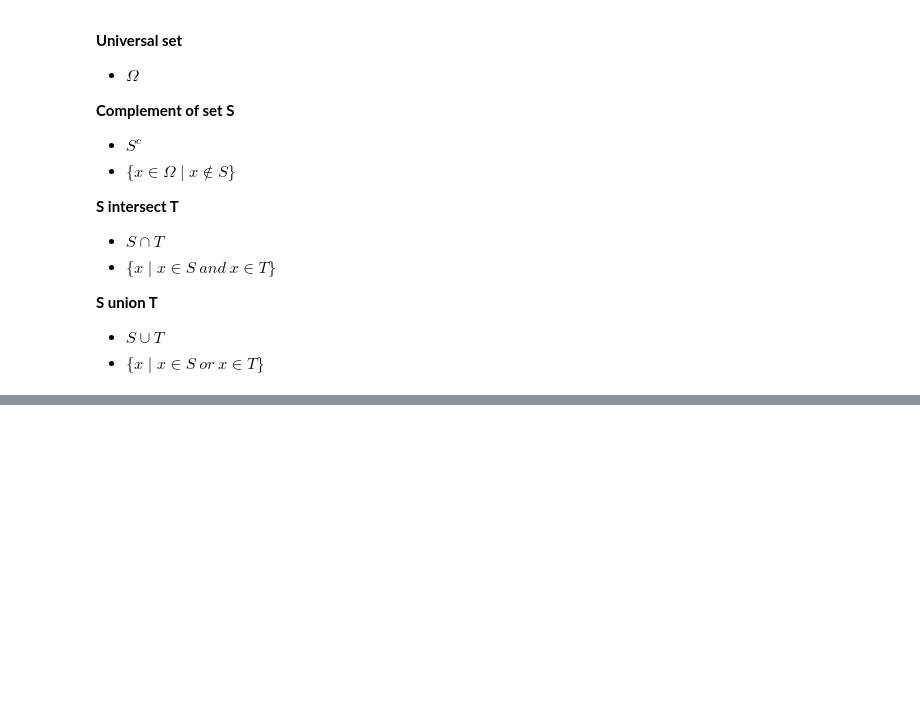
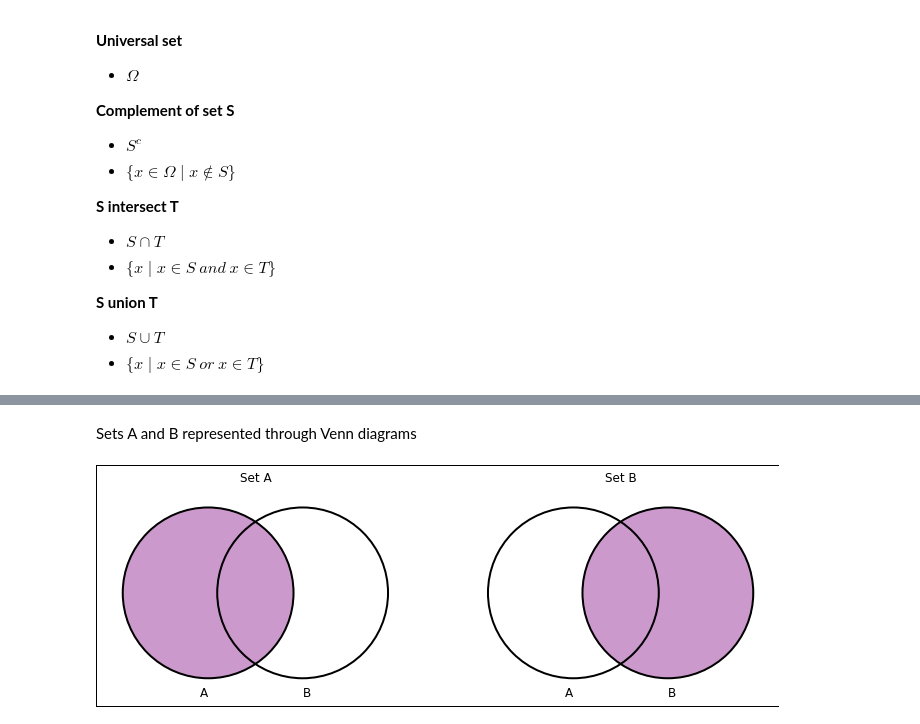
Before and after one commit to LHentges/probability, a Jupyter notebook: 0_sets.ipynb, the cells around one changed output, grey strips where cells are left out. Saved outputs shown, nothing was run; the diff lists cells and outputs as text; code cells hidden in the pictures; blank space fills up the shorter version.

Commit message:
started adding Venn diagrams for set representations

```diff
--- a/0_sets.ipynb
+++ b/0_sets.ipynb
@@ -56,0 +64,28 @@ Precursor to understanding counting methods. Generally pretty intuitive, though
+# %% [markdown]
+Sets A and B represented through Venn diagrams
+# %%
+fig, ax = plt.subplots(1,2, linewidth=2, edgecolor='black', facecolor='white', figsize=(12,4))
+
+v0 = venn2((2, 2, 1), ax=ax[0])
+c0 = venn2_circles((2, 2, 1), ax=ax[0])
+v0.get_patch_by_id('10').set_color('purple')
+v0.get_patch_by_id('11').set_color('purple')
+v0.get_patch_by_id('01').set_color('white')
+
+for idx, subset in enumerate(v0.subset_labels):
+    v0.subset_labels[idx].set_visible(False)
+ax[0].set_title('Set A')
+
+v1 = venn2((2, 2, 1), ax=ax[1])
+c1 = venn2_circles((2, 2, 1), ax=ax[1])
+v1.get_patch_by_id('10').set_color('white')
+v1.get_patch_by_id('11').set_color('purple')
+v1.get_patch_by_id('01').set_color('purple')
+
+for idx, subset in enumerate(v1.subset_labels):
+    v1.subset_labels[idx].set_visible(False)
+ax[1].set_title('Set B')
+
+plt.show()
+# %% [output]
+[figure, added]
```
Also changed, not shown: parts of 4 cells of this notebook.
